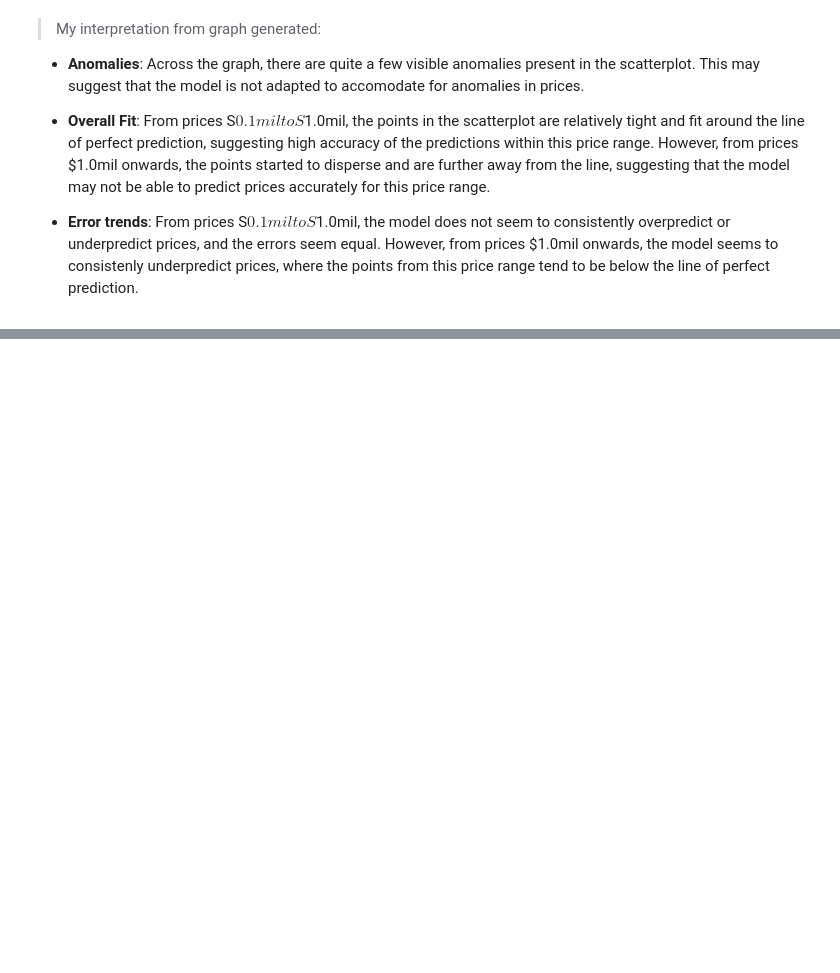
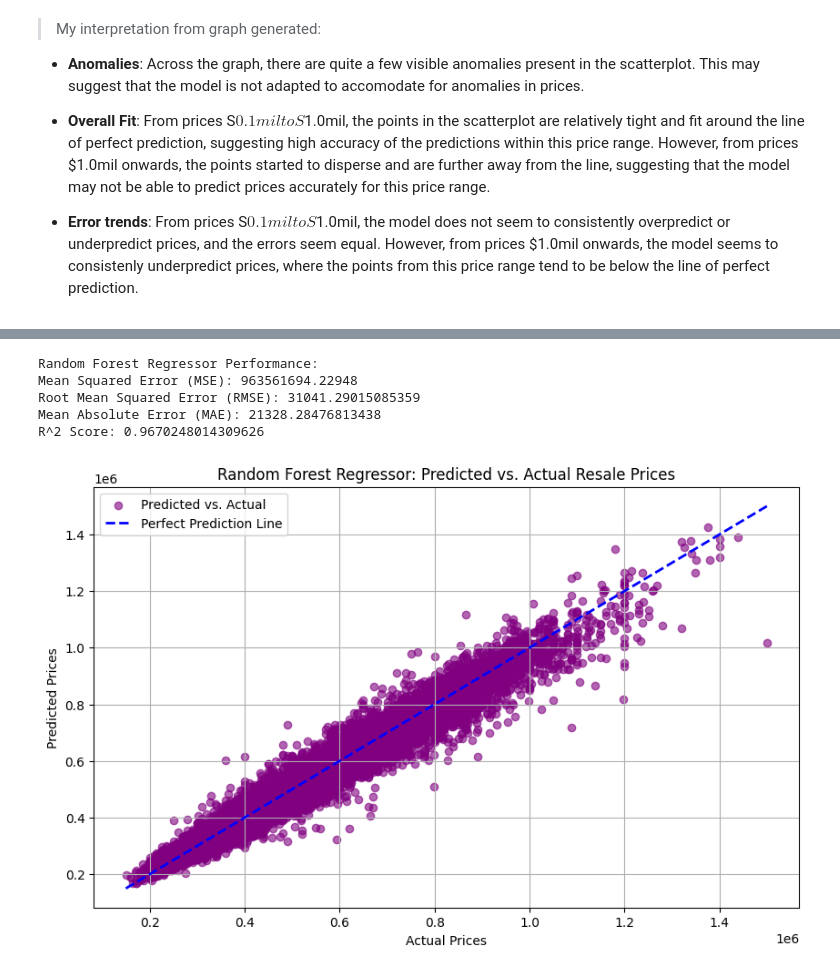
Before and after one commit to sg98ccy/HDB-Resale-Price-Prediction, a Jupyter notebook: Project 3.ipynb, the cells around one changed output, grey strips where cells are left out. Cells and saved outputs as stored; diff of their text form; code cells hidden in the pictures; blank space fills up the shorter version.

```diff
--- a/Project 3.ipynb
+++ b/Project 3.ipynb
@@ -466,0 +607,13 @@ Just a reference line that runs diagonally across the plot, where the predicted
+# %%
+# Preprocess the Data using the Preprocessor
+X_train_preprocessed = preprocessor.fit_transform(X_train)
+X_test_preprocessed = preprocessor.transform(X_test)
+# %%
+# Define the Random Forest Regressor Model
+rf_model = Pipeline(steps=[
+    ('preprocessor', preprocessor),
+    ('regressor', RandomForestRegressor(n_estimators=100, random_state=42))
+])
+# %%
+# Train the Model
+rf_model.fit(X_train, y_train)
@@ -466,0 +635,35 @@ Just a reference line that runs diagonally across the plot, where the predicted
+# %%
+# Predict on the testing set
+y_pred_rf = rf_model.predict(X_test)
+# %%
+# Calculate performance metrics
+mse_rf = mean_squared_error(y_test, y_pred_rf)
+rmse_rf = np.sqrt(mse_rf)
+mae_rf = mean_absolute_error(y_test, y_pred_rf)
+r2_rf = r2_score(y_test, y_pred_rf)
+
+print("Random Forest Regressor Performance:")
+print("Mean Squared Error (MSE):", mse_rf)
+print("Root Mean Squared Error (RMSE):", rmse_rf)
+print("Mean Absolute Error (MAE):", mae_rf)
+print("R^2 Score:", r2_rf)
+# %% [output]
+Random Forest Regressor Performance:
+Mean Squared Error (MSE): 963561694.22948
+Root Mean Squared Error (RMSE): 31041.29015085359
+Mean Absolute Error (MAE): 21328.28476813438
+R^2 Score: 0.9670248014309626
+# %%
+# Step 9: Visualize Model Predictions
+
+plt.figure(figsize=(10, 6))
+plt.scatter(y_test, y_pred_rf, alpha=0.6, color='purple', label='Predicted vs. Actual')
+plt.plot([y_test.min(), y_test.max()], [y_test.min(), y_test.max()], 'blue', lw=2, linestyle='--', label='Perfect Prediction Line')
+plt.title('Random Forest Regressor: Predicted vs. Actual Resale Prices')
+plt.xlabel('Actual Prices')
+plt.ylabel('Predicted Prices')
+plt.legend()
+plt.grid(True)
+plt.show()
+# %% [output]
+[figure, added]
```
Also changed, not shown: parts of 27 cells of this notebook.
